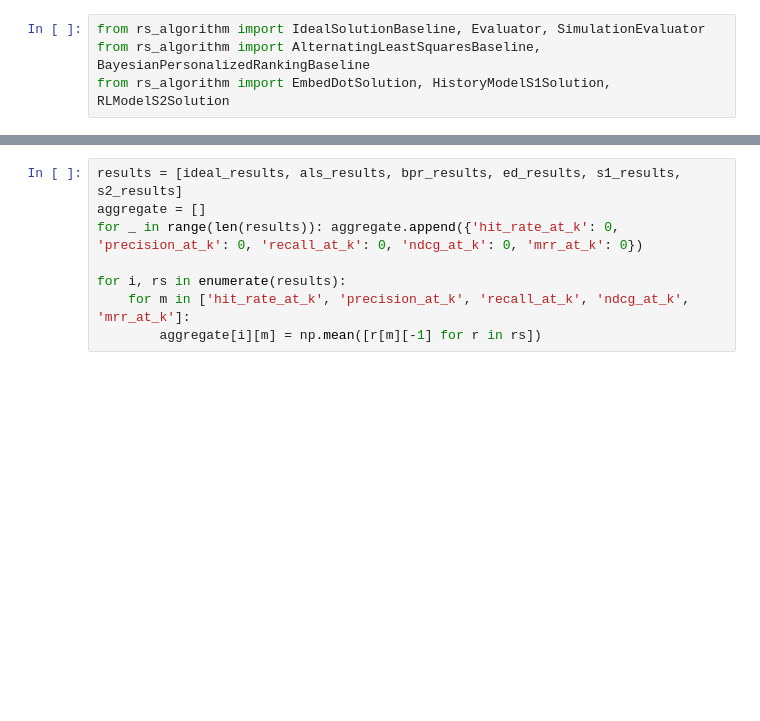
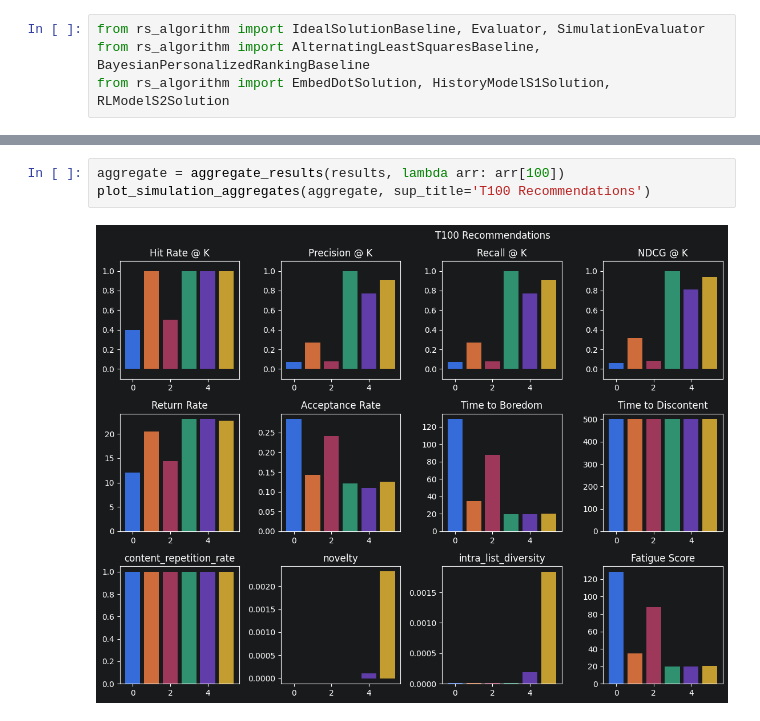
Before and after one commit to Minecraftian14/rs-fatigue-aware-dual-system-recommender-system, a Jupyter notebook: sandbox/evaluation_framework.ipynb, the cells around one changed output, grey strips where cells are left out. Saved outputs shown, nothing was run; the diff lists cells and outputs as text; blank space fills up the shorter version.

```diff
--- a/sandbox/evaluation_framework.ipynb
+++ b/sandbox/evaluation_framework.ipynb
@@ -82,9 +205,6 @@ plt.tight_layout(), plt.show()
 # %%
-results = [ideal_results, als_results, bpr_results, ed_results, s1_results, s2_results]
-aggregate = []
-for _ in range(len(results)): aggregate.append({'hit_rate_at_k': 0, 'precision_at_k': 0, 'recall_at_k': 0, 'ndcg_at_k': 0, 'mrr_at_k': 0})
-
-for i, rs in enumerate(results):
-    for m in ['hit_rate_at_k', 'precision_at_k', 'recall_at_k', 'ndcg_at_k', 'mrr_at_k']:
-        aggregate[i][m] = np.mean([r[m][-1] for r in rs])
+aggregate = aggregate_results(results, lambda arr: arr[100])
+plot_simulation_aggregates(aggregate, sup_title='T100 Recommendations')
+# %% [output]
+[figure, added]
 # %%
```
Also changed, not shown: parts of 16 cells of this notebook, 9 other files.
